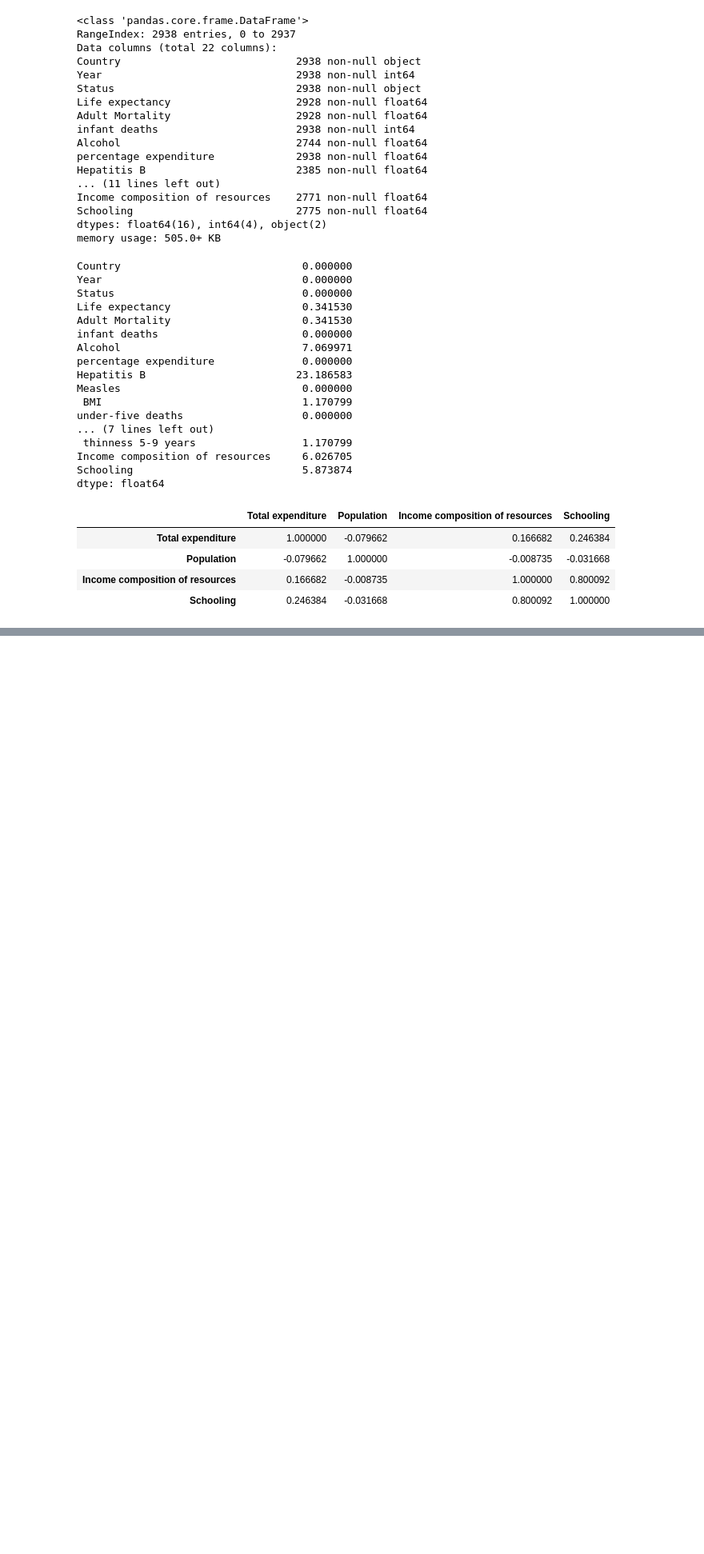
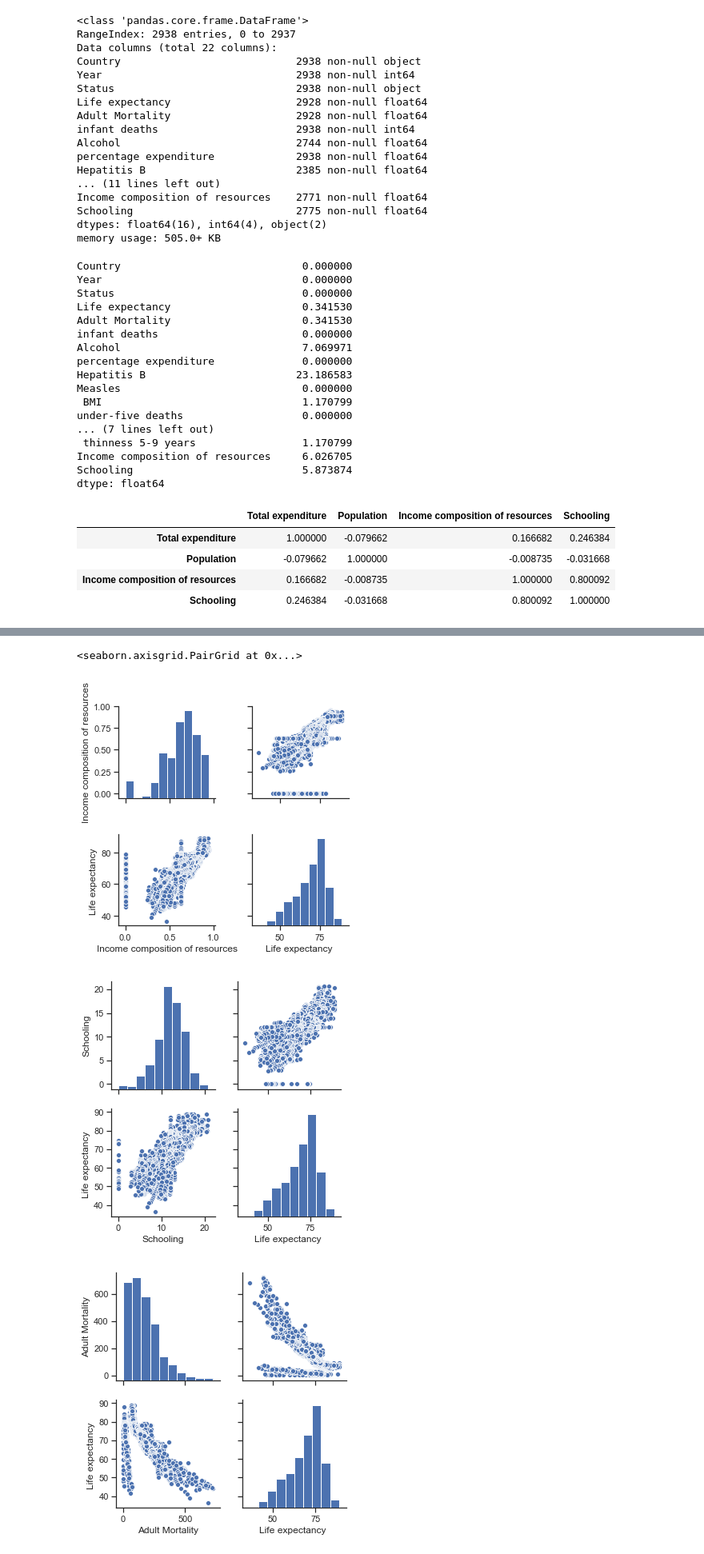
Before and after one commit to irenebratsis/Thinkful, a Jupyter notebook: 17.10 Challenge .ipynb, the cells around one changed output, grey strips where cells are left out. Shown: that part at 80% size. Drawn from its saved outputs; the diff is of its cells as text; code cells hidden in the pictures; blank space fills up the shorter version.

```diff
--- a/17.10 Challenge .ipynb
+++ b/17.10 Challenge .ipynb
@@ -77,0 +94,13 @@ lifeexpectancy_df[["Total expenditure",
+# %%
+import seaborn as sns
+sns.set(style="ticks")
+#hue="Country (region)"
+sns.pairplot(lifeexpectancy_df[['Income composition of resources', 'Life expectancy ']])
+sns.pairplot(lifeexpectancy_df[['Schooling', 'Life expectancy ']])
+sns.pairplot(lifeexpectancy_df[['Adult Mortality', 'Life expectancy ']])
+sns.pairplot(lifeexpectancy_df[['Population', 'Life expectancy ']])
+# %% [output]
+<seaborn.axisgrid.PairGrid at 0x...>
+[figure, added]
+[figure, added]
+[figure, added]
```
Also changed, not shown: parts of 14 cells of this notebook.
